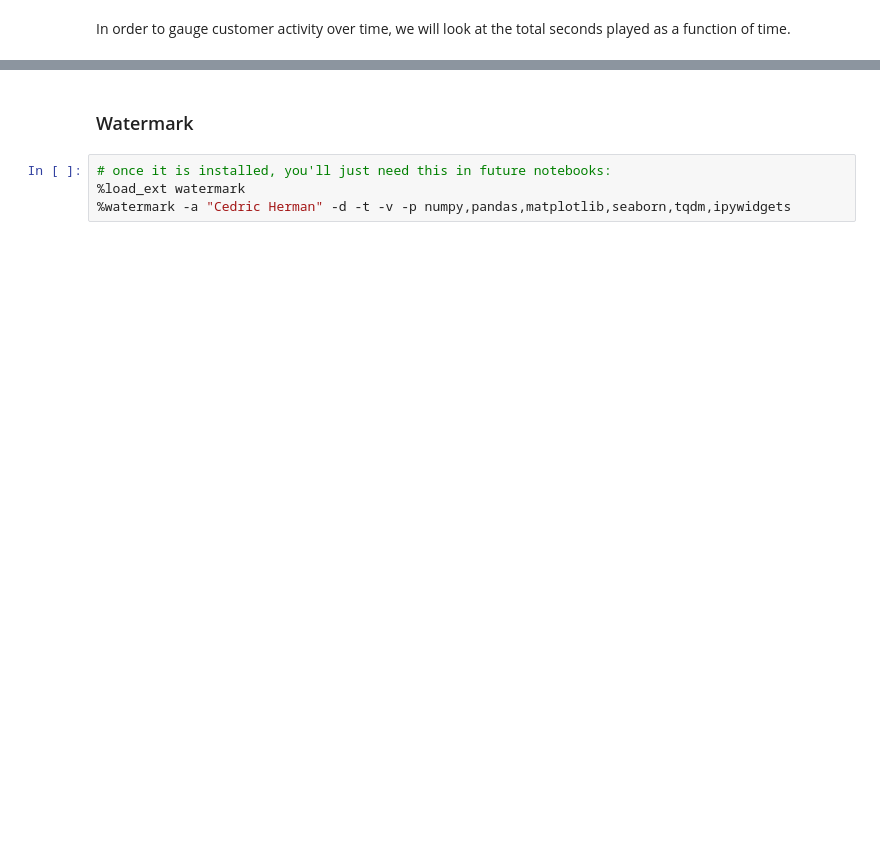
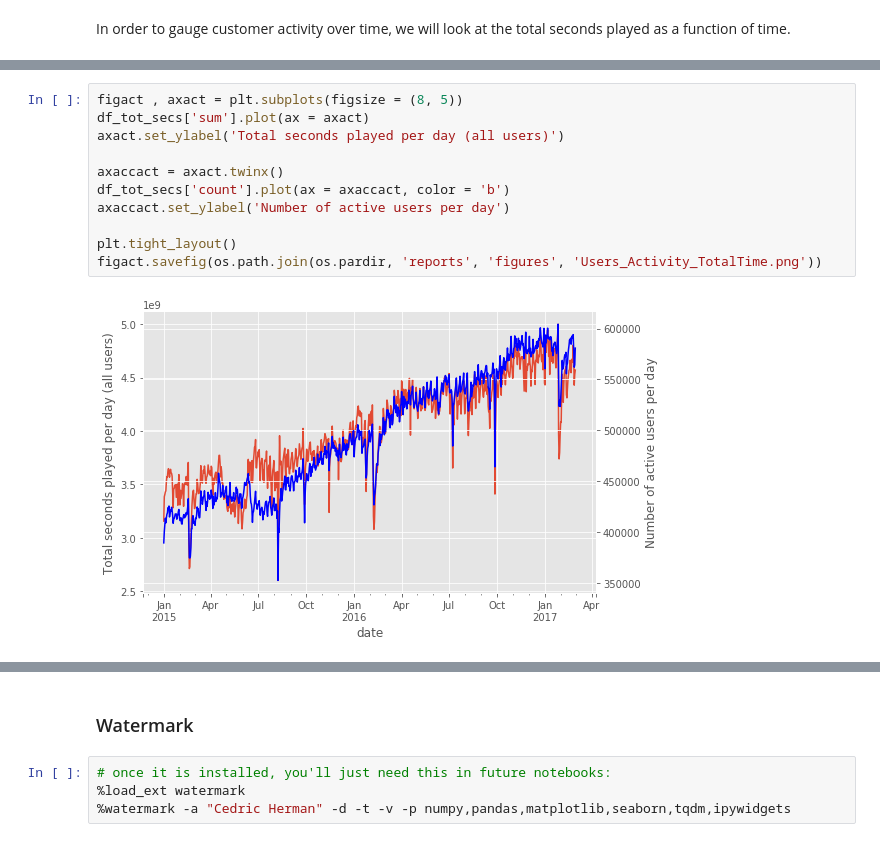
Before and after one commit to cedricherman/Churn_Prediction_KKBOX, a Jupyter notebook: notebooks/KKBOX_Data_Exploration_UserLog.ipynb, the cells around one changed output, grey strips where cells are left out. Saved outputs shown, nothing was run; the diff lists cells and outputs as text; blank space fills up the shorter version.

```diff
--- a/notebooks/KKBOX_Data_Exploration_UserLog.ipynb
+++ b/notebooks/KKBOX_Data_Exploration_UserLog.ipynb
@@ -313,0 +285,13 @@ plt.tight_layout()
+# %%
+figact , axact = plt.subplots(figsize = (8, 5))
+df_tot_secs['sum'].plot(ax = axact)
+axact.set_ylabel('Total seconds played per day (all users)')
+
+axaccact = axact.twinx()
+df_tot_secs['count'].plot(ax = axaccact, color = 'b')
+axaccact.set_ylabel('Number of active users per day')
+
+plt.tight_layout()
+figact.savefig(os.path.join(os.pardir, 'reports', 'figures', 'Users_Activity_TotalTime.png'))
+# %% [output]
+[figure, added]
```
Also changed, not shown: parts of 21 cells of this notebook, 8 other files.
